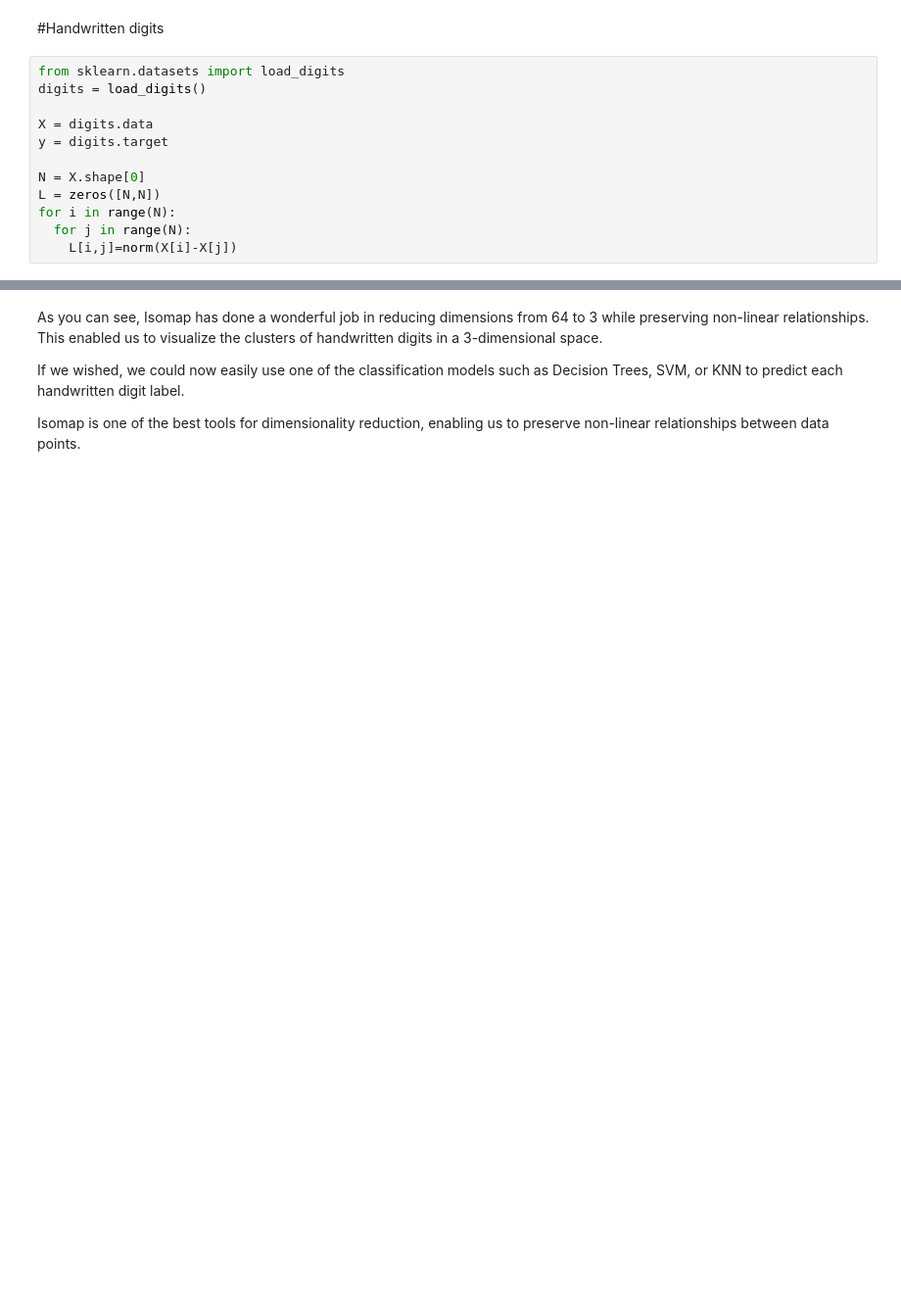
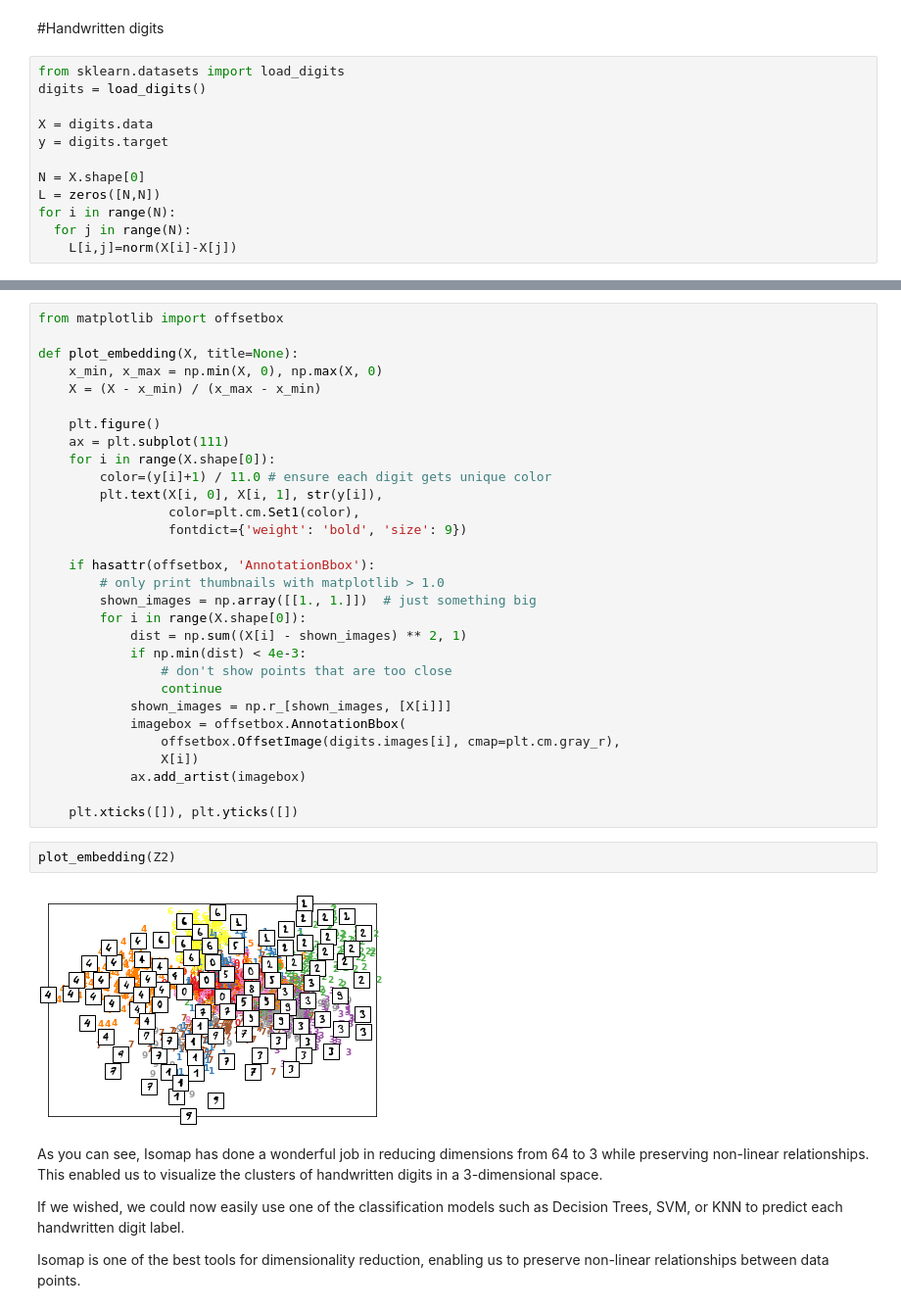
Before and after one commit to yexf308/AdvancedMachineLearning, a Jupyter notebook: Manifold_learning_Isomap.ipynb, the cells around one changed output, grey strips where cells are left out. Shown at 98% size. Saved outputs shown, nothing was run; the diff lists cells and outputs as text; blank space fills up the shorter version.

```diff
--- a/Manifold_learning_Isomap.ipynb
+++ b/Manifold_learning_Isomap.ipynb
@@ -200,3 +213,37 @@ fig.show()
+# %%
+from matplotlib import offsetbox
+
+def plot_embedding(X, title=None):
+    x_min, x_max = np.min(X, 0), np.max(X, 0)
+    X = (X - x_min) / (x_max - x_min)
+
+    plt.figure()
+    ax = plt.subplot(111)
+    for i in range(X.shape[0]):
+        color=(y[i]+1) / 11.0 # ensure each digit gets unique color
+        plt.text(X[i, 0], X[i, 1], str(y[i]),
+                 color=plt.cm.Set1(color),
+                 fontdict={'weight': 'bold', 'size': 9})
+
+    if hasattr(offsetbox, 'AnnotationBbox'):
+        # only print thumbnails with matplotlib > 1.0
+        shown_images = np.array([[1., 1.]])  # just something big
+        for i in range(X.shape[0]):
+            dist = np.sum((X[i] - shown_images) ** 2, 1)
+            if np.min(dist) < 4e-3:
+                # don't show points that are too close
+                continue
+            shown_images = np.r_[shown_images, [X[i]]]
+            imagebox = offsetbox.AnnotationBbox(
+                offsetbox.OffsetImage(digits.images[i], cmap=plt.cm.gray_r),
+                X[i])
+            ax.add_artist(imagebox)
+
+    plt.xticks([]), plt.yticks([])
+# %%
+plot_embedding(Z2)
+# %% [output]
+[figure, added]
 # %% [markdown]
 As you can see, Isomap has done a wonderful job in reducing dimensions from 64 to 3 while preserving non-linear relationships. This enabled us to visualize the clusters of handwritten digits in a 3-dimensional space.
 
```
Also changed, not shown: parts of 5 cells of this notebook.
